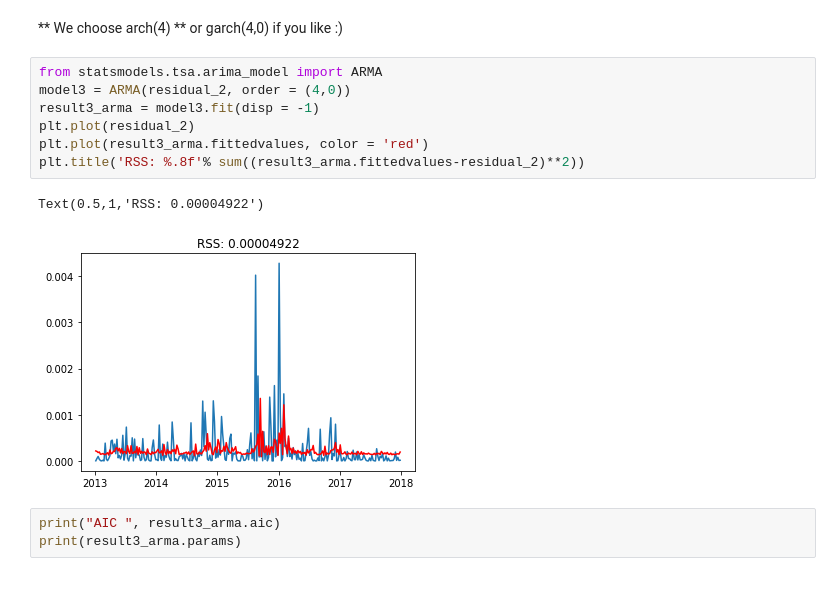
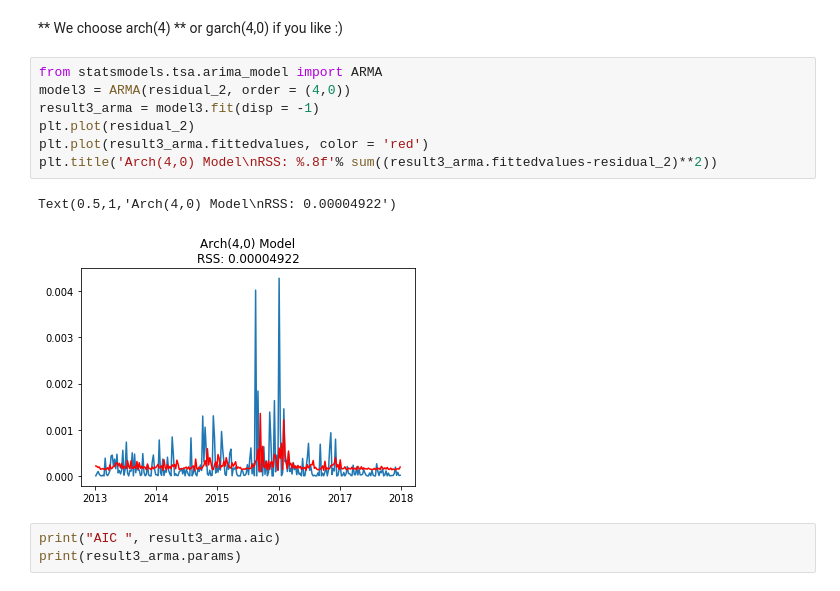
Before and after one commit to charlienew/Finance, a Jupyter notebook: Arch Modeling.ipynb, the cells around one changed output. Saved outputs shown, nothing was run; the diff lists cells and outputs as text.

Commit message:
updated arch modeling

```diff
--- a/Arch Modeling.ipynb
+++ b/Arch Modeling.ipynb
@@ -227,13 +227,13 @@ out2 = eacf(residual_2)
 # %%
 from statsmodels.tsa.arima_model import ARMA
 model3 = ARMA(residual_2, order = (4,0))
 result3_arma = model3.fit(disp = -1)
 plt.plot(residual_2)
 plt.plot(result3_arma.fittedvalues, color = 'red')
-plt.title('RSS: %.8f'% sum((result3_arma.fittedvalues-residual_2)**2))
+plt.title('Arch(4,0) Model\nRSS: %.8f'% sum((result3_arma.fittedvalues-residual_2)**2))
 # %% [output]
-Text(0.5,1,'RSS: 0.00004922')
+Text(0.5,1,'Arch(4,0) Model\nRSS: 0.00004922')
-[figure, old version]
+[figure, new version]
 # %%
 print("AIC ", result3_arma.aic)
 print(result3_arma.params)
```
